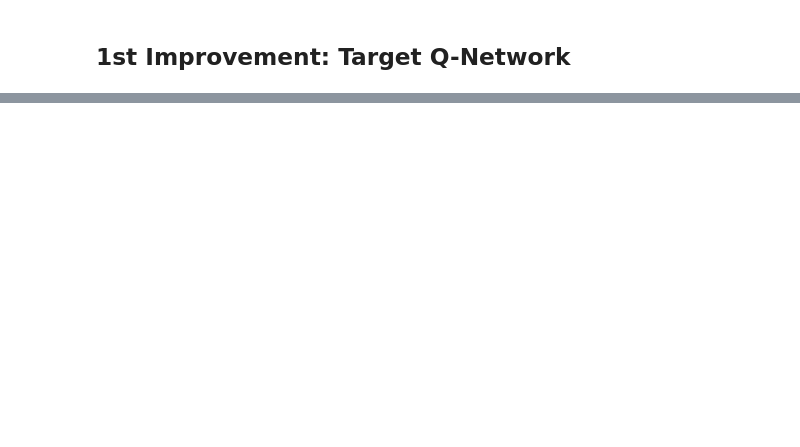
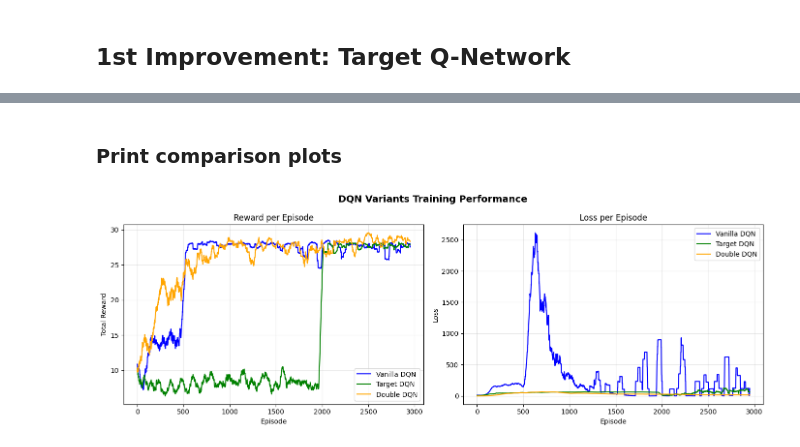
Before and after one commit to nasoskar/ReinforcementLearning, a Jupyter notebook: dqn.ipynb, the cells around one changed output, grey strips where cells are left out. Drawn from its saved outputs; the diff is of its cells as text; code cells hidden in the pictures; blank space fills up the shorter version.

```diff
--- a/dqn.ipynb
+++ b/dqn.ipynb
@@ -326,0 +506,48 @@ def training_results(results, title='DQN Training Rewards'):
+# %% [markdown]
+### Print comparison plots
+# %%
+import json
+import matplotlib.pyplot as plt
+import numpy as np
+
+# Load all histories
+with open('vanilla_dqn_history.json', 'r') as f:
+    vanilla = json.load(f)
+
+with open('target_dqn_history.json', 'r') as f:
+    target = json.load(f)
+
+with open('double_dqn_history.json', 'r') as f:
+    double = json.load(f)
+
+def smooth(data, window=50):
+    return np.convolve(data, np.ones(window)/window, mode='valid')
+
+fig, axes = plt.subplots(1, 2, figsize=(14, 5))
+fig.suptitle('DQN Variants Training Performance', fontsize=14, fontweight='bold')
+
+# Reward comparison
+axes[0].plot(smooth(vanilla['rewards']), color='blue', label='Vanilla DQN')
+axes[0].plot(smooth(target['rewards']), color='green', label='Target DQN')
+axes[0].plot(smooth(double['rewards']), color='orange', label='Double DQN')
+axes[0].set_title('Reward per Episode')
+axes[0].set_xlabel('Episode')
+axes[0].set_ylabel('Total Reward')
+axes[0].legend()
+axes[0].grid(True, alpha=0.3)
+
+# Loss comparison
+axes[1].plot(smooth(vanilla['losses']), color='blue', label='Vanilla DQN')
+axes[1].plot(smooth(target['losses']), color='green', label='Target DQN')
+axes[1].plot(smooth(double['losses']), color='orange', label='Double DQN')
+axes[1].set_title('Loss per Episode')
+axes[1].set_xlabel('Episode')
+axes[1].set_ylabel('Loss')
+axes[1].legend()
+axes[1].grid(True, alpha=0.3)
+
+plt.tight_layout()
+plt.savefig('dqn_comparison.png', dpi=150)
+plt.show()
+# %% [output]
+[figure, added]
```
Also changed, not shown: parts of 17 cells of this notebook, 1 other file.
